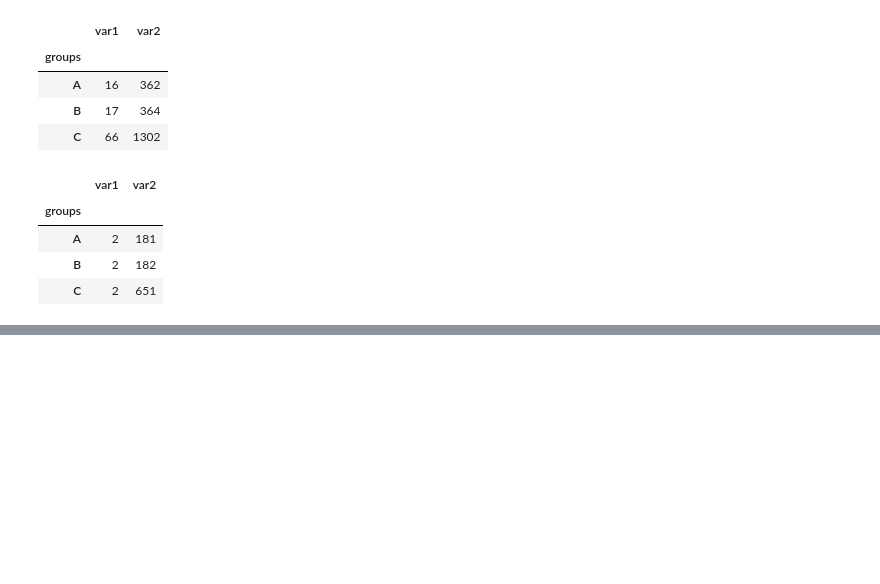
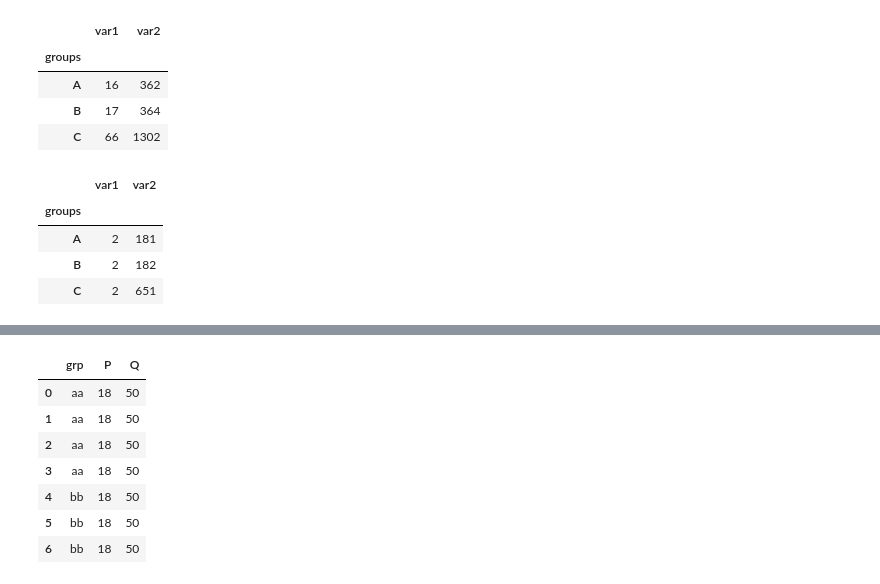
Before and after one commit to ceyhunsahin/PANDAS, a Jupyter notebook: calisma_ders.ipynb, the cells around one changed output, grey strips where cells are left out. Saved outputs shown, nothing was run; the diff lists cells and outputs as text; code cells hidden in the pictures; blank space fills up the shorter version.

```diff
--- a/calisma_ders.ipynb
+++ b/calisma_ders.ipynb
@@ -2225,0 +2503,11 @@ df4.groupby("groups").aggregate({"var1" : "count", "var2" : "median"}) ### panda
+# %%
+df3.apply(lambda x: x+x)
+# %% [output]
+|  | grp | P | Q |
+| 0 | aa | 18 | 50 |
+| 1 | aa | 18 | 50 |
+| 2 | aa | 18 | 50 |
+| 3 | aa | 18 | 50 |
+| 4 | bb | 18 | 50 |
+| 5 | bb | 18 | 50 |
+| 6 | bb | 18 | 50 |
```
Also changed, not shown: parts of 55 cells of this notebook.
